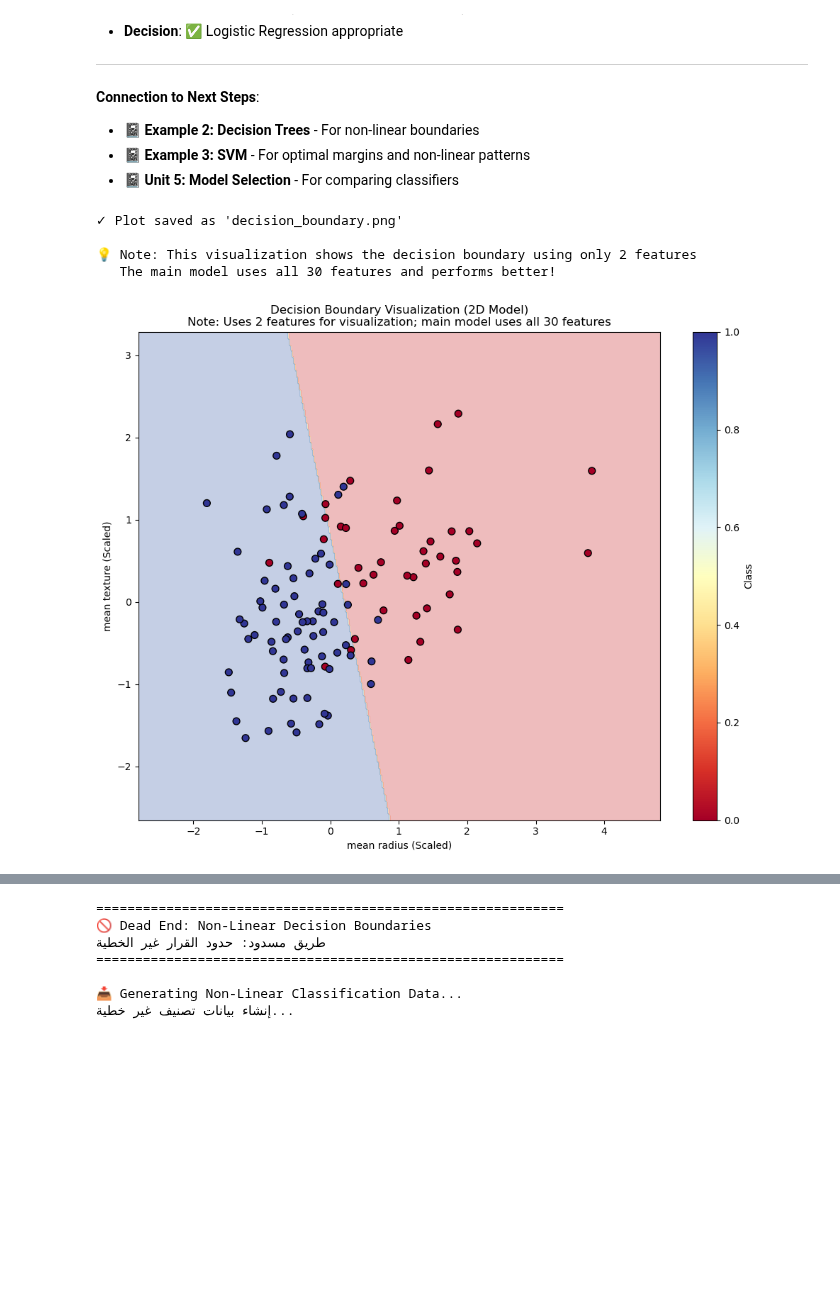
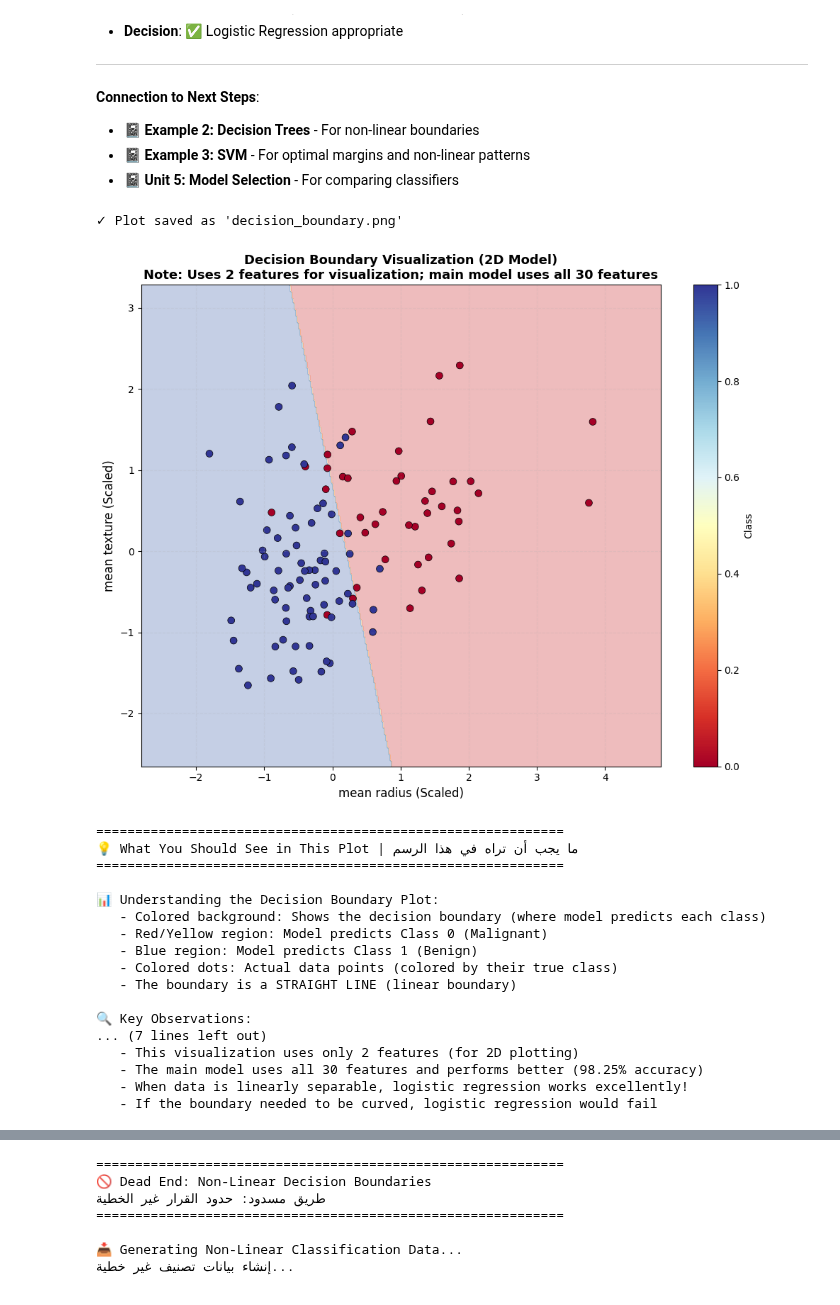
Before and after one commit to alwaleedsul/AI-Diploma-Program, a Jupyter notebook: Course 04/unit3-classification/examples/01_logistic_regression.ipynb, the cells around one changed output, grey strips where cells are left out. Drawn from its saved outputs; the diff is of its cells as text; code cells hidden in the pictures; blank space fills up the shorter version.

```diff
--- a/Course 04/unit3-classification/examples/01_logistic_regression.ipynb
+++ b/Course 04/unit3-classification/examples/01_logistic_regression.ipynb
@@ -1192,25 +1351,66 @@ Step 3: Data Characteristics
 # %%
 # Plot decision boundary and test data
 plt.figure(figsize=(10, 8))
+# plt.contourf creates a filled contour plot showing the decision boundary
+# xx, yy: grid coordinates, Z: predicted classes for each grid point
+# alpha=0.3: makes the background semi-transparent so we can see the data points
+# cmap='RdYlBu': color map (Red-Yellow-Blue) to distinguish the two classes
 plt.contourf(xx, yy, Z, alpha=0.3, cmap='RdYlBu')
 scatter = plt.scatter(X_2d_test_scaled[:, 0], X_2d_test_scaled[:, 1],
-                     c=y_test_2d, cmap='RdYlBu', edgecolors='black', s=50)
+                     c=y_test_2d, cmap='RdYlBu', edgecolors='black', s=50, linewidths=0.5)
 plt.colorbar(scatter, label='Class')
-plt.xlabel(f'{feature_1_name} (Scaled)')
-plt.ylabel(f'{feature_2_name} (Scaled)')
-plt.title('Decision Boundary Visualization (2D Model)\nNote: Uses 2 features for visualization; main model uses all 30 features')
+plt.xlabel(f'{feature_1_name} (Scaled)', fontsize=12)
+plt.ylabel(f'{feature_2_name} (Scaled)', fontsize=12)
+plt.title('Decision Boundary Visualization (2D Model)\nNote: Uses 2 features for visualization; main model uses all 30 features',
+          fontsize=13, fontweight='bold')
+plt.grid(True, alpha=0.2, linestyle='--')  # Add subtle grid for better readability
 plt.tight_layout()
 plt.savefig('decision_boundary.png', dpi=300, bbox_inches='tight')
 print("\n✓ Plot saved as 'decision_boundary.png'")
-print("\n💡 Note: This visualization shows the decision boundary using only 2 features")
-print("   The main model uses all 30 features and performs better!")
 plt.show()
+
+print("\n" + "=" * 60)
+print("💡 What You Should See in This Plot | ما يجب أن تراه في هذا الرسم")
+print("=" * 60)
+print("\n📊 Understanding the Decision Boundary Plot:")
+print("   - Colored background: Shows the decision boundary (where model predicts each class)")
+print("   - Red/Yellow region: Model predicts Class 0 (Malignant)")
+print("   - Blue region: Model predicts Class 1 (Benign)")
+print("   - Colored dots: Actual data points (colored by their true class)")
+print("   - The boundary is a STRAIGHT LINE (linear boundary)")
+
+print("\n🔍 Key Observations:")
+print("   - The decision boundary is LINEAR (a straight line)")
+print("   - This works well because the data is LINEARLY SEPARABLE")
+print("   - Most points are on the correct side of the boundary")
+print("   - The line separates the two classes effectively")
+
+print("\n📚 What This Teaches Us:")
+print("   - Logistic Regression creates LINEAR decision boundaries")
+print("   - This visualization uses only 2 features (for 2D plotting)")
+print("   - The main model uses all 30 features and performs better (98.25% accuracy)")
+print("   - When data is linearly separable, logistic regression works excellently!")
+print("   - If the boundary needed to be curved, logistic regression would fail")
 # Keep the visualization but we'll add dead end section after this
 # %% [output]
 ✓ Plot saved as 'decision_boundary.png'
-
-💡 Note: This visualization shows the decision boundary using only 2 features
-   The main model uses all 30 features and performs better!
-[figure, old version]
+[figure, new version]
+============================================================
+💡 What You Should See in This Plot | ما يجب أن تراه في هذا الرسم
+============================================================
+
+📊 Understanding the Decision Boundary Plot:
+   - Colored background: Shows the decision boundary (where model predicts each class)
+   - Red/Yellow region: Model predicts Class 0 (Malignant)
+   - Blue region: Model predicts Class 1 (Benign)
+   - Colored dots: Actual data points (colored by their true class)
+   - The boundary is a STRAIGHT LINE (linear boundary)
+
+🔍 Key Observations:
+... (7 lines left out)
+   - This visualization uses only 2 features (for 2D plotting)
+   - The main model uses all 30 features and performs better (98.25% accuracy)
+   - When data is linearly separable, logistic regression works excellently!
+   - If the boundary needed to be curved, logistic regression would fail
 # %% [markdown]
 # 🚫 When Logistic Regression Hits a Dead End | عندما يواجه الانحدار اللوجستي طريق مسدود
```
Also changed, not shown: parts of 17 cells of this notebook, 5 other files.
